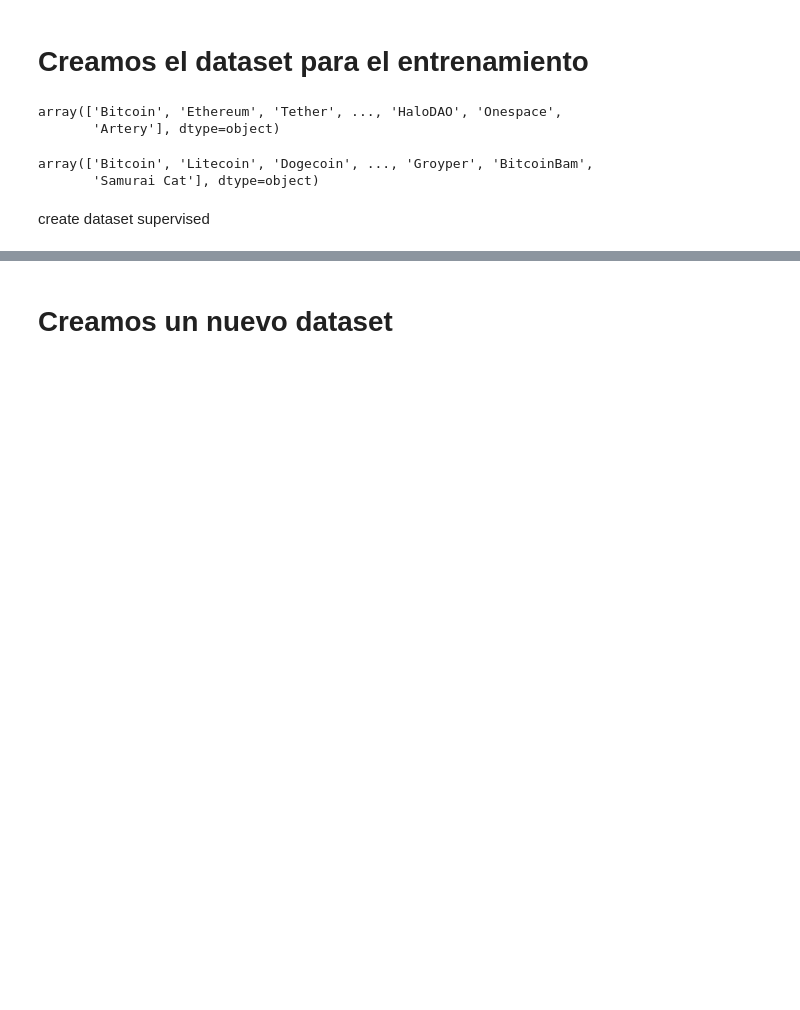
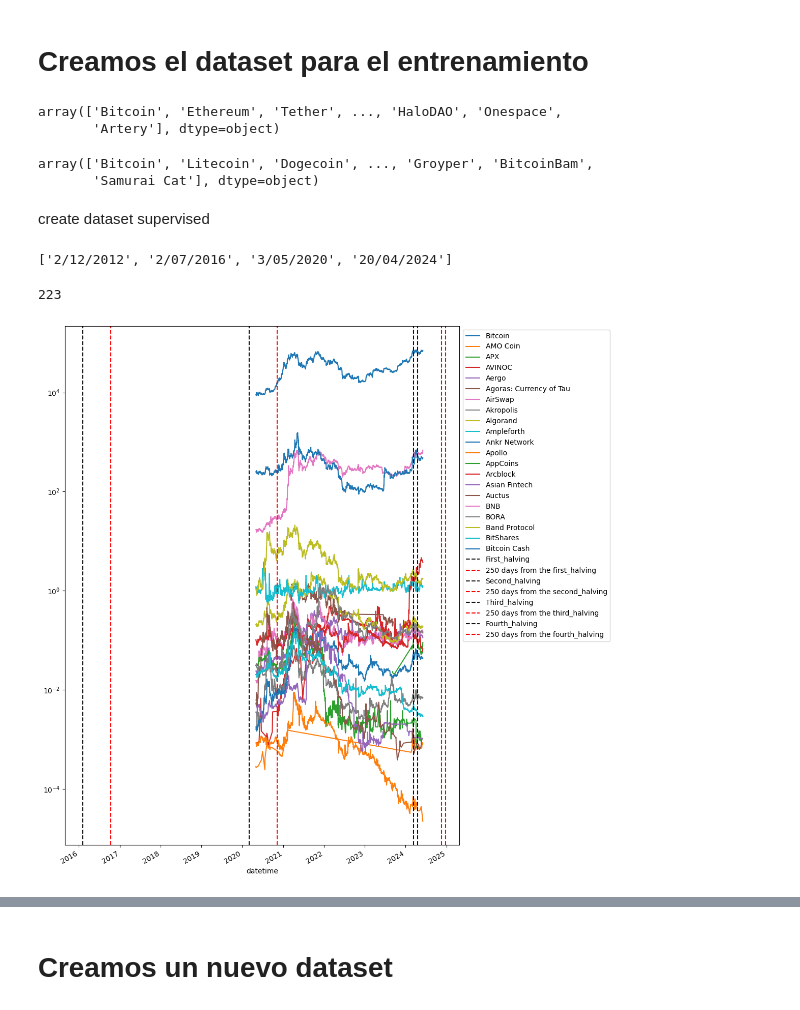
Before and after one commit to LuisFelipePoma/Crypto_App, a Jupyter notebook: src/notebooks/crispdm_model/2_EDA.ipynb, the cells around one changed output, grey strips where cells are left out. Drawn from its saved outputs; the diff is of its cells as text; code cells hidden in the pictures; blank space fills up the shorter version.

```diff
--- a/src/notebooks/crispdm_model/2_EDA.ipynb
+++ b/src/notebooks/crispdm_model/2_EDA.ipynb
@@ -248,7 +248,7 @@ def plot_all_time(coins: pd.DataFrame, min_start_date: str = None, always_show_c
         filtered_coins = coins
 
     # Calcula la fecha objetivo sumando 250 días a la fecha de inicio de los halvings
-    first_halving = pd.to_datetime(HALVINGS_DATE[0])
+    first_halving = pd.to_datetime("2024-03-13")
     second_halving = pd.to_datetime(HALVINGS_DATE[1])
     third_halving = pd.to_datetime(HALVINGS_DATE[2])
     fourth_halving = pd.to_datetime(HALVINGS_DATE[3])
@@ -314,10 +314,11 @@ df_coins = df_coins[df_coins["name"].isin(coins_names)]
 df_coins.to_json("../../datasets/json/coins_front.json", orient="records")
 # %%
 #TODO Mover esta vaina a otro lado
-def get_coins_interval(start: str, end: str, df: pd.DataFrame):
+def get_coins_interval(start: str, end: str, df):
+    days_past = 0
     new_df = pd.DataFrame()
-    for name, group in df.groupby("name"):
-        new_group = group[(group.index >= start) & (group.index <= end) & (group.index.min() <= pd.to_datetime(start))]
+    for _, group in df:
+        new_group = group[(group.index >= get_datetime(start) - timedelta(days_past)) & (group.index <= get_datetime(end) + timedelta(45)) & (group.index.min() <= pd.to_datetime(start))]
         new_df = pd.concat([new_df, new_group])
     return new_df.sort_index()
 # %%
@@ -327,6 +328,20 @@ df_coins_group.to_json("../../datasets/json/historical.json", orient="records")
 df_coins_group= df_coins_group.groupby("name")
 # %% [markdown]
 create dataset supervised
+# %%
+HALVINGS_DATE
+# %% [output]
+['2/12/2012', '2/07/2016', '3/05/2020', '20/04/2024']
+# %%
+test = get_coins_interval(HALVINGS_DATE[2],HALVINGS_DATE[3],df_coins_group)
+# %%
+test["name"].unique().__len__()
+# %% [output]
+223
+# %%
+plot_all_time(test,limit_coins=20)
+# %% [output]
+[figure, added]
 # %%
 def calculate_sharper(df):
     return (df['log_return'].mean() / df['log_return'].std()) * np.sqrt(252)  # Ajustado para anualización
```
Also changed, not shown: parts of 23 cells of this notebook, 12 other files.
